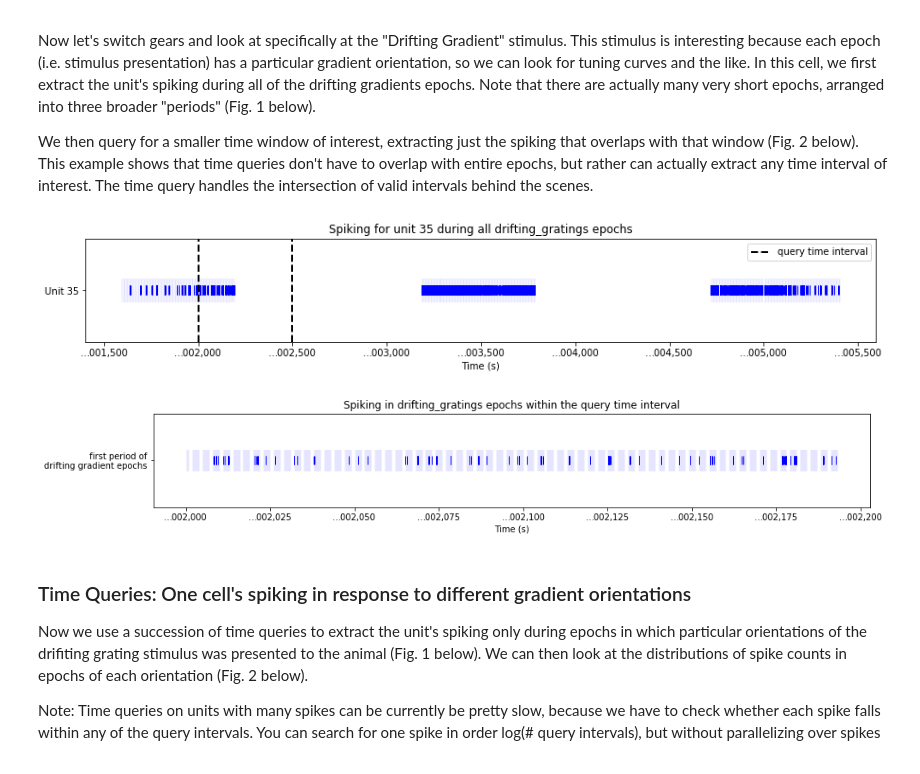
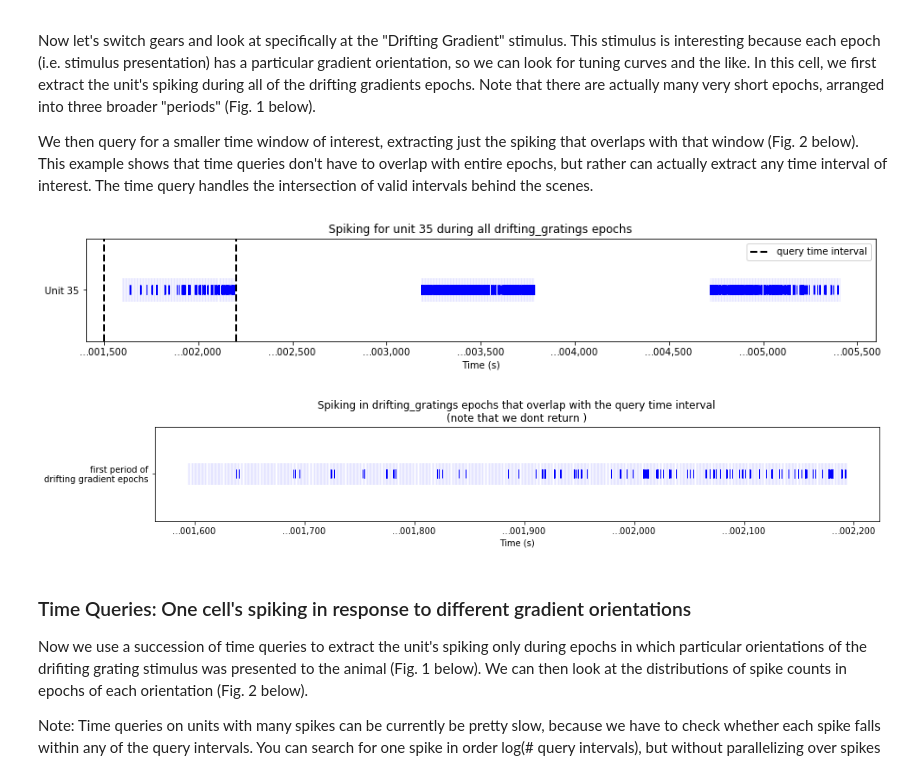
Before and after one commit to LorenFrankLab/franklab-nwb, a Jupyter notebook: hackathon-6/frank_lab_queries_allen_data.ipynb, the cells around one changed output. Saved outputs shown, nothing was run; the diff lists cells and outputs as text; code cells hidden in the pictures.

```diff
--- a/hackathon-6/frank_lab_queries_allen_data.ipynb
+++ b/hackathon-6/frank_lab_queries_allen_data.ipynb
@@ -31,6 +34,12 @@ import matplotlib.pyplot as plt
 # %%
 data_dir = os.path.expanduser('~/Data/Allen_Inst/')
+
 nwb_filename = data_dir + 'ecephys_session_785402239.nwb'
+timewin = np.array([1500, 2200]) # a specific time to slice into
+
+# nwb_filename = data_dir + 'ecephys_session_759228117.nwb'
+# timewin = np.array([3000, 4000]) # a specific time to slice into
+
 
 io = pynwb.NWBHDF5IO(nwb_filename, mode='r')
 nwbf = io.read()
@@ -419,37 +428,37 @@ We then query for a smaller time window of interest, extracting just the spiking
 # %%
 stim_type = 'drifting_gratings'
 
 # Get the time intervals for epochs of this stim type
 epochs_this_stim = np.where(stim_types==stim_type)[0]
 query_intervals = TimeIntervals(epoch_ivls_array[epochs_this_stim, :])
 
 spikeplots = []
 
 # Execute at TIME QUERY on spiking during the time intervals of this stim type
 spiking_behav = spiking_all.time_query(query_intervals)
 
 spikeplots.append((spiking_behav, 'Unit %d' % cluster_idx))
 
 fig1 = plt.figure(1, figsize=(15, len(spikeplots)+1))
 ax1 = fig1.add_subplot(1, 1, 1)
 plot_PointData_multiple(spikeplots, axis=ax1)
 plt.title('Spiking for unit %s during all %s epochs' % (cluster_idx, stim_type))
-l = ax1.axvline(2000, color='k', linestyle='--', linewidth=2)
-ax1.axvline(2500, color='k', linestyle='--', linewidth=2)
+l = ax1.axvline(timewin[0], color='k', linestyle='--', linewidth=2)
+ax1.axvline(timewin[1], color='k', linestyle='--', linewidth=2)
 plt.legend([l], ['query time interval'])
 
 # Time query
-first_period = TimeIntervals(np.array([2000, 2500]))
+first_period = TimeIntervals(timewin)
 spiking_first_period = spiking_behav.time_query(first_period)
 
 fig2 = plt.figure(2, figsize=(15, 2))
 ax2 = fig2.add_subplot(1, 1, 1)
 plot_PointData_multiple([(spiking_first_period, 'first period of\ndrifting gradient epochs')], axis=ax2)
 plt.title('Spiking in %s epochs that overlap with the query time interval\n(note that we dont return )' % (stim_type))
 pass
 # %% [output]
-[figure, old version]
+[figure, new version]
-[figure, old version]
+[figure, new version]
 # %% [markdown]
 ### Time Queries: One cell's spiking in response to different gradient orientations
 Now we use a succession of time queries to extract the unit's spiking only during epochs in which particular orientations of the drifiting grating stimulus was presented to the animal (Fig. 1 below).  We can then look at the distributions of spike counts in epochs of each orientation (Fig. 2 below).
```
Also changed, not shown: parts of 6 cells of this notebook, 1 other file.
